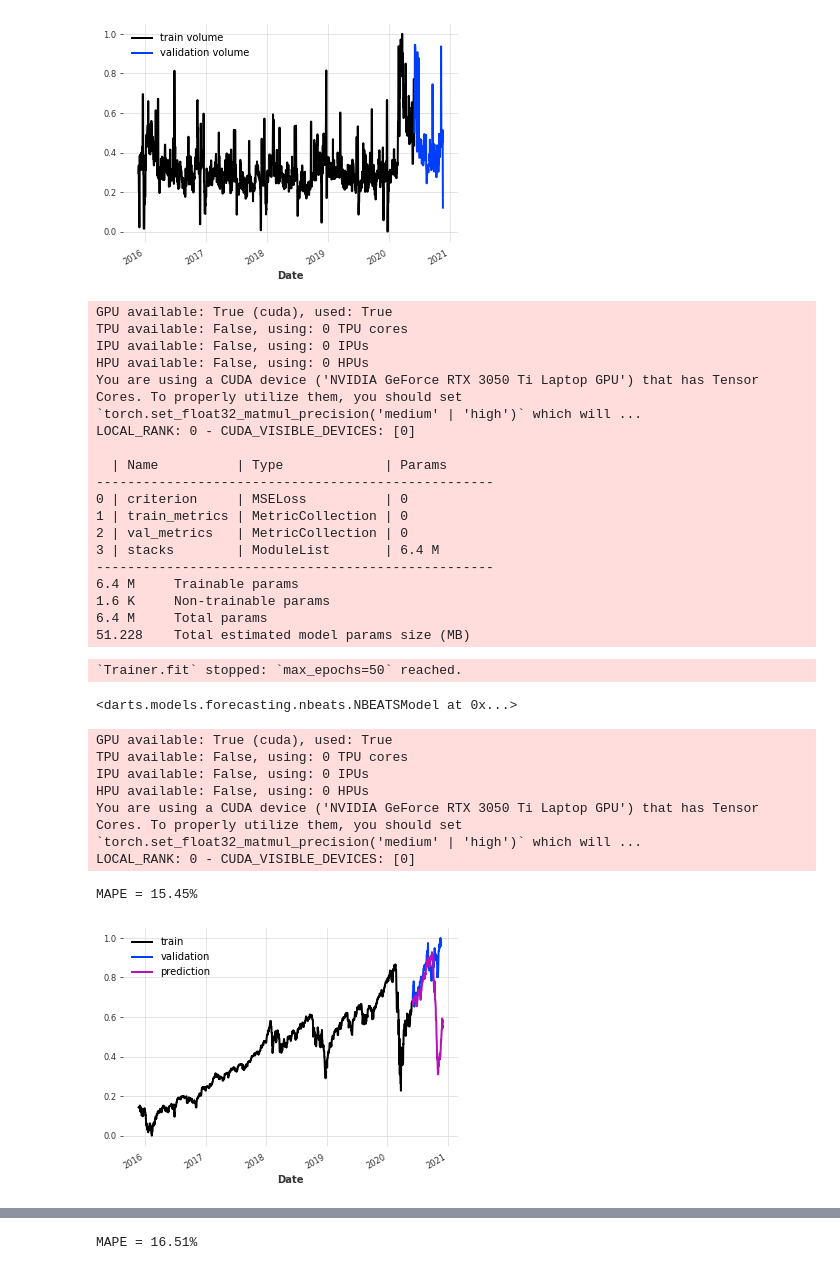
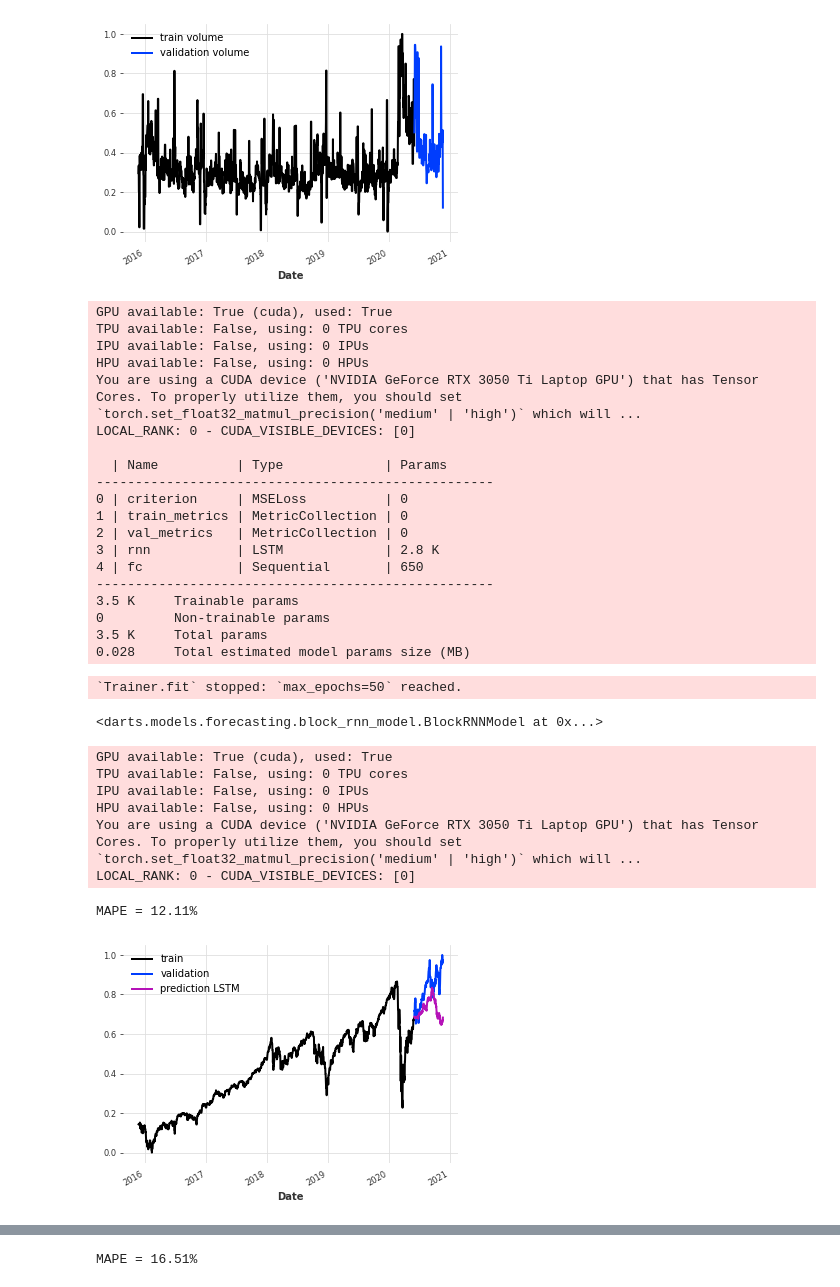
Before and after one commit to MaltheT/decision-support-systems, a Jupyter notebook: project3/dev.ipynb, the cells around one changed output, grey strips where cells are left out. Saved outputs shown, nothing was run; the diff lists cells and outputs as text; code cells hidden in the pictures.

```diff
--- a/project3/dev.ipynb
+++ b/project3/dev.ipynb
@@ -53,16 +53,16 @@ val_volume.plot(label='validation volume')
 # %% [output]
 [figure]
 # %%
-# make the model
-model = NBEATSModel(input_chunk_length=50,
+# train LSTM model
+model_lstm = BlockRNNModel(
+    model='LSTM',
+    input_chunk_length=100,
     output_chunk_length =25,
     n_epochs=50,
     random_state=0,
     pl_trainer_kwargs={'gpus': 1}
 )
-
-model.fit(series=[train_close, train_open, train_high, train_low, train_volume])
-# val_series=[val_close, val_open, val_high, val_low, val_volume]
+model_lstm.fit(series=[train_close, train_open, train_high, train_low, train_volume])
 # %% [output]
 GPU available: True (cuda), used: True
 TPU available: False, using: 0 TPU cores
@@ -76,17 +76,18 @@ LOCAL_RANK: 0 - CUDA_VISIBLE_DEVICES: [0]
 0 | criterion     | MSELoss          | 0
 1 | train_metrics | MetricCollection | 0
 2 | val_metrics   | MetricCollection | 0
-3 | stacks        | ModuleList       | 6.4 M
+3 | rnn           | LSTM             | 2.8 K
+4 | fc            | Sequential       | 650
 ---------------------------------------------------
-6.4 M     Trainable params
-1.6 K     Non-trainable params
-6.4 M     Total params
-51.228    Total estimated model params size (MB)
+3.5 K     Trainable params
+0         Non-trainable params
+3.5 K     Total params
+0.028     Total estimated model params size (MB)
 `Trainer.fit` stopped: `max_epochs=50` reached.
-<darts.models.forecasting.nbeats.NBEATSModel at 0x...>
+<darts.models.forecasting.block_rnn_model.BlockRNNModel at 0x...>
 # %%
-# make the prediction
-future = model.predict(n=len(val_close), series=train_close)
+# make the prediction using LSTM
+future_lstm = model_lstm.predict(n=len(val_close), series=train_close)
 # %% [output]
 GPU available: True (cuda), used: True
 TPU available: False, using: 0 TPU cores
@@ -97,10 +98,10 @@ LOCAL_RANK: 0 - CUDA_VISIBLE_DEVICES: [0]
 # %%
 # plot the prediction
 train_close.plot(label='train')
 val_close.plot(label='validation')
-future.plot(label='prediction')
+future_lstm.plot(label='prediction LSTM')
 plt.legend()
-print("MAPE = {:.2f}%".format(mape(train_close_scaled, future)))
+print("MAPE = {:.2f}%".format(mape(train_close_scaled, future_lstm)))
 # %% [output]
-MAPE = 15.45%
+MAPE = 12.11%
-[figure, old version]
+[figure, new version]
```
Also changed, not shown: parts of 4 cells of this notebook.
